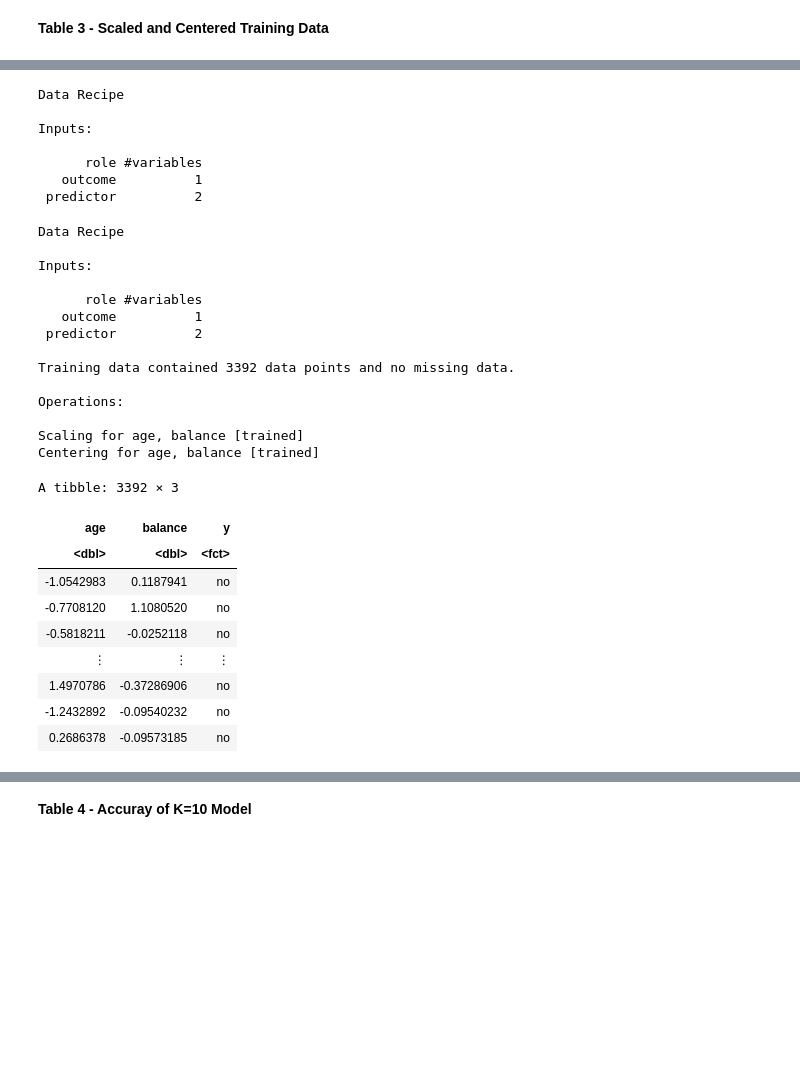
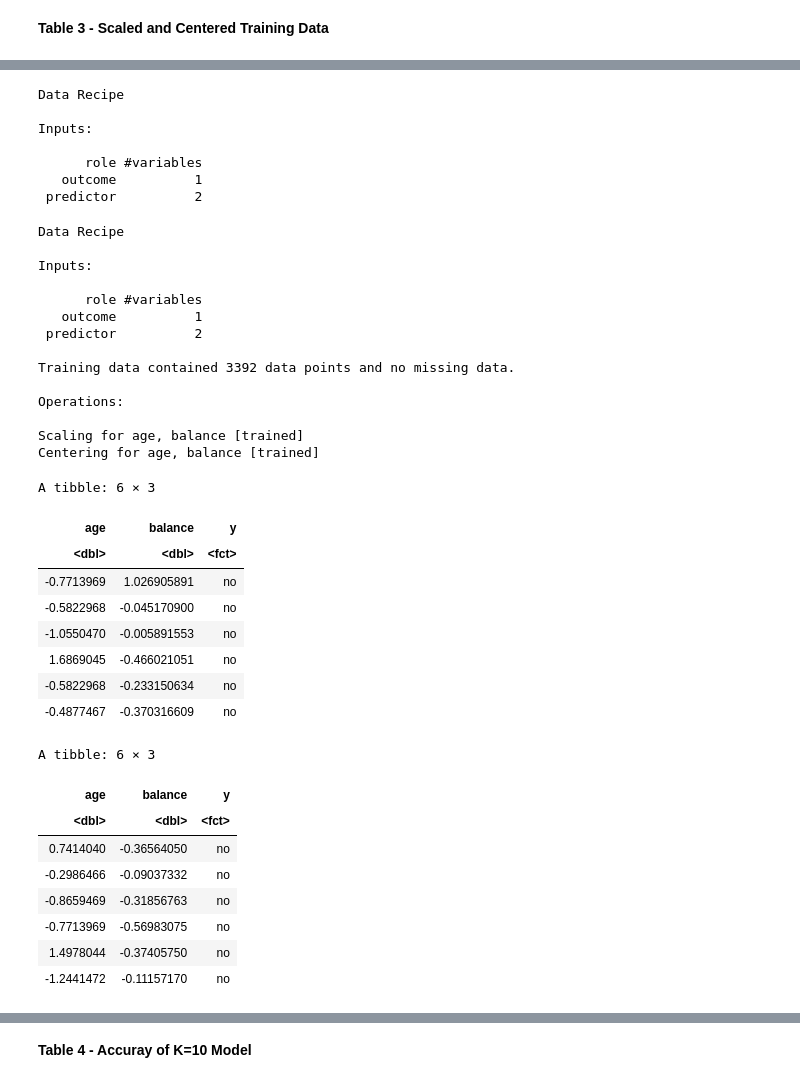
Before and after one commit to Kyungmin725/group34, a Jupyter notebook: group-project34.ipynb, the cells around one changed output, grey strips where cells are left out. Drawn from its saved outputs; the diff is of its cells as text; code cells hidden in the pictures; blank space fills up the shorter version.

Commit message:
add up_sampling
add up_sampling and extract head and tail

```diff
--- a/group-project34.ipynb
+++ b/group-project34.ipynb
@@ -193,42 +213,51 @@ bank_recipe_scaled <- bank_recipe %>%
     prep()
 bank_recipe_scaled
 
 # Final step to scaling and centering the data by applying the bake function
 # to the unscaled data
 scaled_bank <- bake(bank_recipe_scaled, bank_train)
-scaled_bank
+head(scaled_bank)
+tail(scaled_bank)
 # %% [output]
 Data Recipe
 
 Inputs:
 
       role #variables
    outcome          1
  predictor          2
 Data Recipe
 
 Inputs:
 
       role #variables
    outcome          1
  predictor          2
 
 Training data contained 3392 data points and no missing data.
 
 Operations:
 
 Scaling for age, balance [trained]
 Centering for age, balance [trained]
-A tibble: 3392 × 3
+A tibble: 6 × 3
 | age | balance | y |
 | <dbl> | <dbl> | <fct> |
-| -1.0542983 | 0.1187941 | no |
-| -0.7708120 | 1.1080520 | no |
-| -0.5818211 | -0.0252118 | no |
-| ⋮ | ⋮ | ⋮ |
-| 1.4970786 | -0.37286906 | no |
-| -1.2432892 | -0.09540232 | no |
-| 0.2686378 | -0.09573185 | no |
+| -0.7713969 | 1.026905891 | no |
+| -0.5822968 | -0.045170900 | no |
+| -1.0550470 | -0.005891553 | no |
+| 1.6869045 | -0.466021051 | no |
+| -0.5822968 | -0.233150634 | no |
+| -0.4877467 | -0.370316609 | no |
+A tibble: 6 × 3
+| age | balance | y |
+| <dbl> | <dbl> | <fct> |
+| 0.7414040 | -0.36564050 | no |
+| -0.2986466 | -0.09037332 | no |
+| -0.8659469 | -0.31856763 | no |
+| -0.7713969 | -0.56983075 | no |
+| 1.4978044 | -0.37405750 | no |
+| -1.2441472 | -0.11157170 | no |
 # %%
 # Plot of the scaled age and balance data with the
 # factor y colored on every single points.
```
Also changed, not shown: parts of 11 cells of this notebook.
